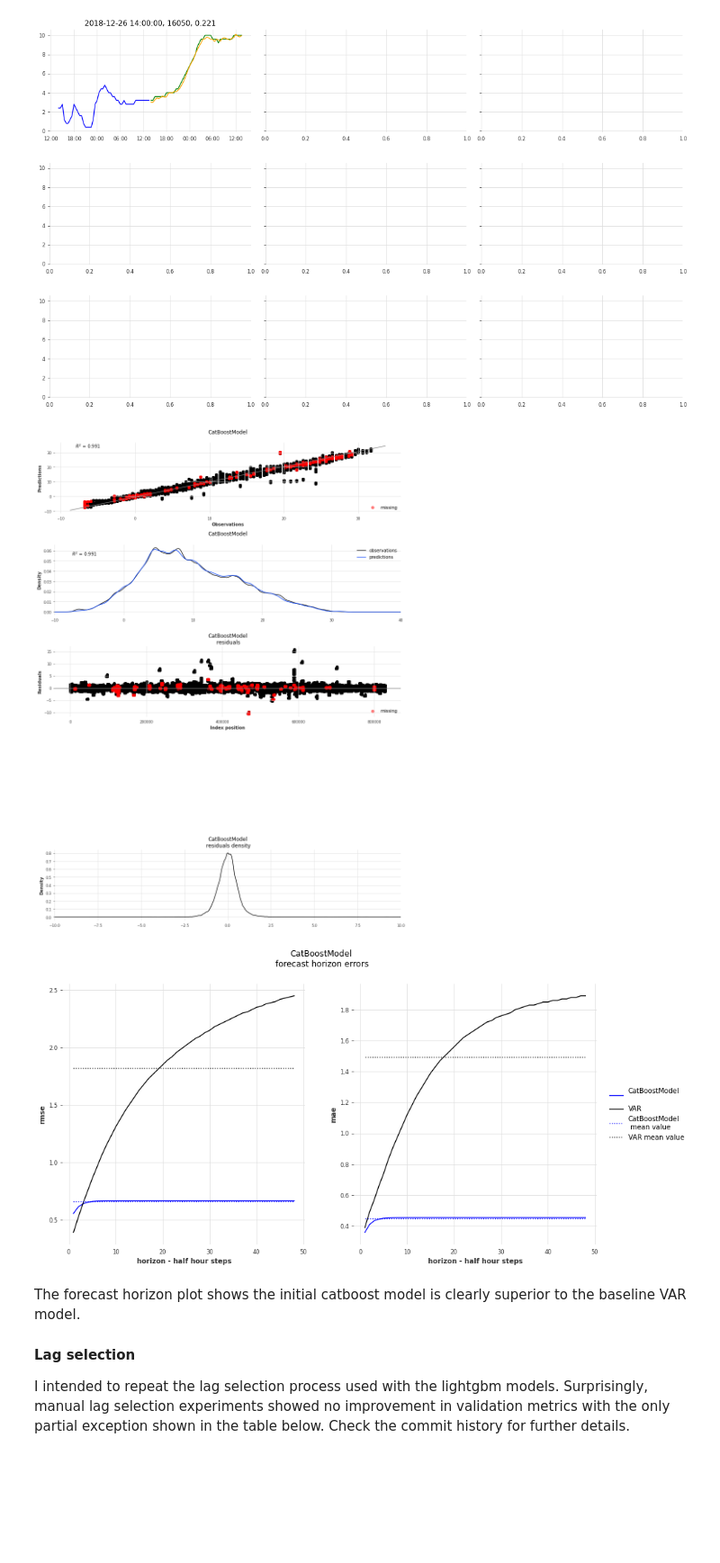
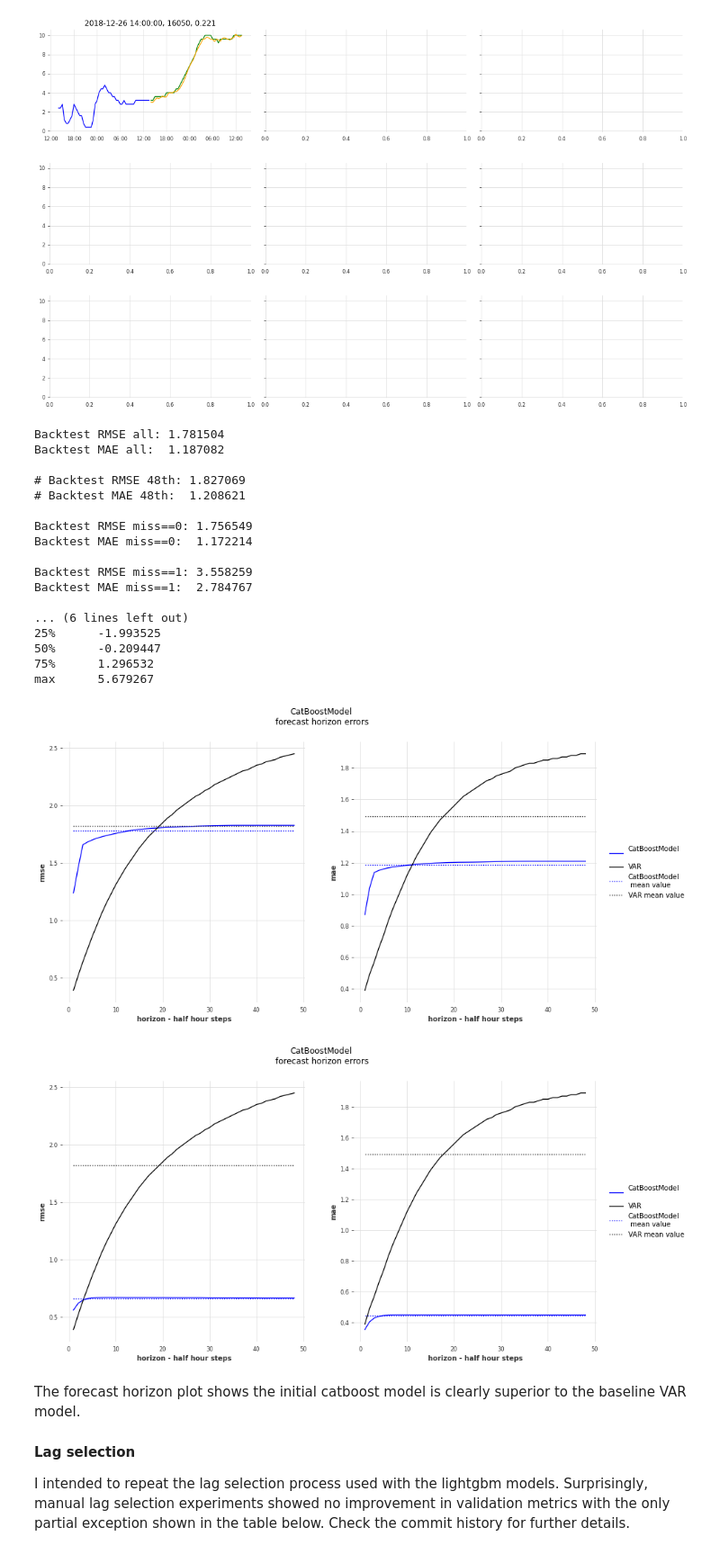
Before and after one commit to makeyourownmaker/CambridgeTemperatureNotebooks, a Jupyter notebook: notebooks/gradient_boosting.ipynb, the cells around one changed output. Shown at 90% size. Cells and saved outputs as stored; diff of their text form; code cells hidden in the pictures; blank space fills up the shorter version.

Commit message:
Found a model which is reasonably comparable to VAR/lightgbm

```diff
--- a/notebooks/gradient_boosting.ipynb
+++ b/notebooks/gradient_boosting.ipynb
@@ -2417,9 +2428,9 @@ IndexError: ignored
 # %%
 model3 = CatBoostModel(lags = 1,
                        lags_past_covariates = 1,
-                       max_depth    = 10,
-                       l2_leaf_reg  = 200,
-                       n_estimators = 200,
+                       #max_depth    = 3,
+                       #l2_leaf_reg  = 10,
+                       n_estimators = 2,
                       )
 
 model3.fit(series,
@@ -2434,6 +2445,7 @@ backtest3 = model3.historical_forecasts(series = val_ser,
 
 hist_comp3 = calculate_historic_comparison(backtest3, valid_df)
 summarise_hist_comp(hist_comp3, valid_df)
+plot_horizon_metrics(hist_comp3, 'CatBoostModel\n')
 
 
 # Default starting model above
@@ -2461,7 +2473,6 @@ summarise_hist_comp(hist_comp3, valid_df)
 # Backtest MAE 48th:  0.766384
 # Still clearly overfitting despite much higher metrics
 
-
 # max_depth    = 2,
 # l2_leaf_reg  = 10,
 # n_estimators = 50,
@@ -2487,19 +2498,75 @@ summarise_hist_comp(hist_comp3, valid_df)
 # max_depth    = 10,
 # l2_leaf_reg  = 200,
 # n_estimators = 200,
+# Backtest RMSE 48th: 0.679561
+# Backtest MAE 48th:  0.464022
+
+
+# l2_leaf_reg  = 200,
+# Backtest RMSE 48th: 0.664198
+# Backtest MAE 48th:  0.448039
+# Flat
+
+# l2_leaf_reg  = 2000,
+# Backtest RMSE 48th: 0.681874
+# Backtest MAE 48th:  0.464827
+# Flat
+
+# n_estimators = 2,
+# Backtest RMSE 48th: 1.827069
+# Backtest MAE 48th:  1.208621
+# Little bit less flat
+# VAR mean value and CatBoostModel mean value are close (CatBoostModel is lower)
+# Probably the model that is most comparable to VAR/lightgbm
+
+# n_estimators = 1,
+# Backtest RMSE 48th: 2.502509
+# Backtest MAE 48th:  1.900066
+# Entirely above the VAR model
+
+# max_depth    = 3,
+# l2_leaf_reg  = 10,
+# n_estimators = 2,
+# Backtest RMSE 48th: 3.50903
+# Backtest MAE 48th:  2.730899
+# Way above the VAR model and very flat
+
+# l2_leaf_reg  = 10,
+# n_estimators = 2,
+# Backtest RMSE 48th: 3.435778
+# Backtest MAE 48th:  2.662379
+# Way above the VAR model and very flat
+# %% [output]
+Backtest RMSE all: 1.781504
+Backtest MAE all:  1.187082
+
+# Backtest RMSE 48th: 1.827069
+# Backtest MAE 48th:  1.208621
+
+Backtest RMSE miss==0: 1.756549
+Backtest MAE miss==0:  1.172214
+
+Backtest RMSE miss==1: 3.558259
+Backtest MAE miss==1:  2.784767
+
+... (6 lines left out)
+25%      -1.993525
+50%      -0.209447
+75%      1.296532
+max      5.679267
+[figure, added]
 # %%
 title = 'CatBoostModel\n'
 
-plot_obs_vs_preds(hist_comp3, title)
-plot_obs_preds_dists(hist_comp3, title)
-plot_residuals(hist_comp3, title + ' residuals')
-# plot_residuals_vs_predicted(hist_comp, title + ' residuals vs predicted')
-plot_residuals_dist(hist_comp3, title + ' residuals density')
+#plot_obs_vs_preds(hist_comp3, title)
+#plot_obs_preds_dists(hist_comp3, title)
+#plot_residuals(hist_comp3, title + ' residuals')
+## plot_residuals_vs_predicted(hist_comp, title + ' residuals vs predicted')
+#plot_residuals_dist(hist_comp3, title + ' residuals density')
 plot_horizon_metrics(hist_comp3, title)
 # plot_forecast_examples(hist_comp3, title + ' forecast examples')
 # %% [output]
-[figure, old version]
+[figure, new version]
-[figure, removed]
 # %% [markdown]
 
 The forecast horizon plot shows the initial catboost model is clearly superior to the baseline VAR model.
```
Also changed, not shown: parts of 1 cell of this notebook.
